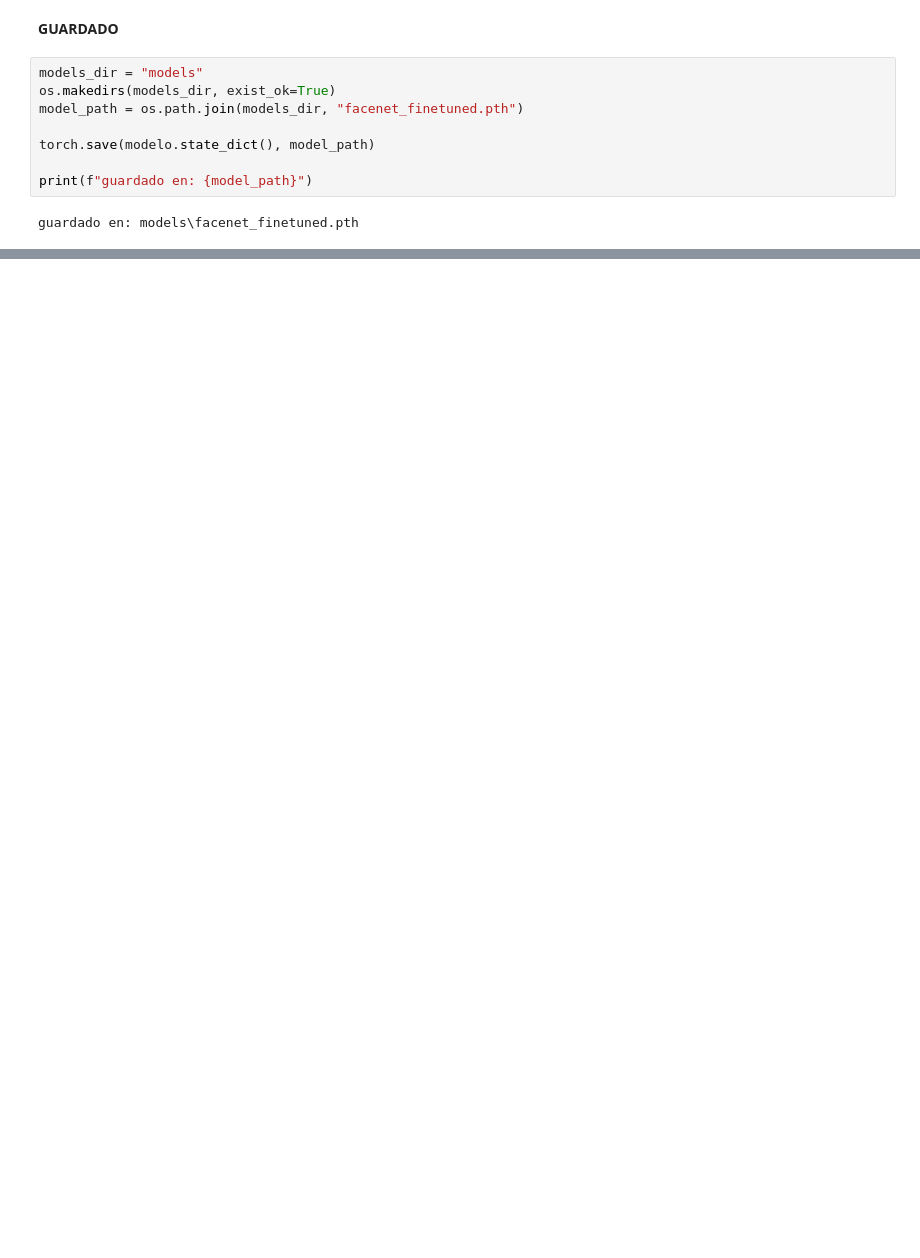
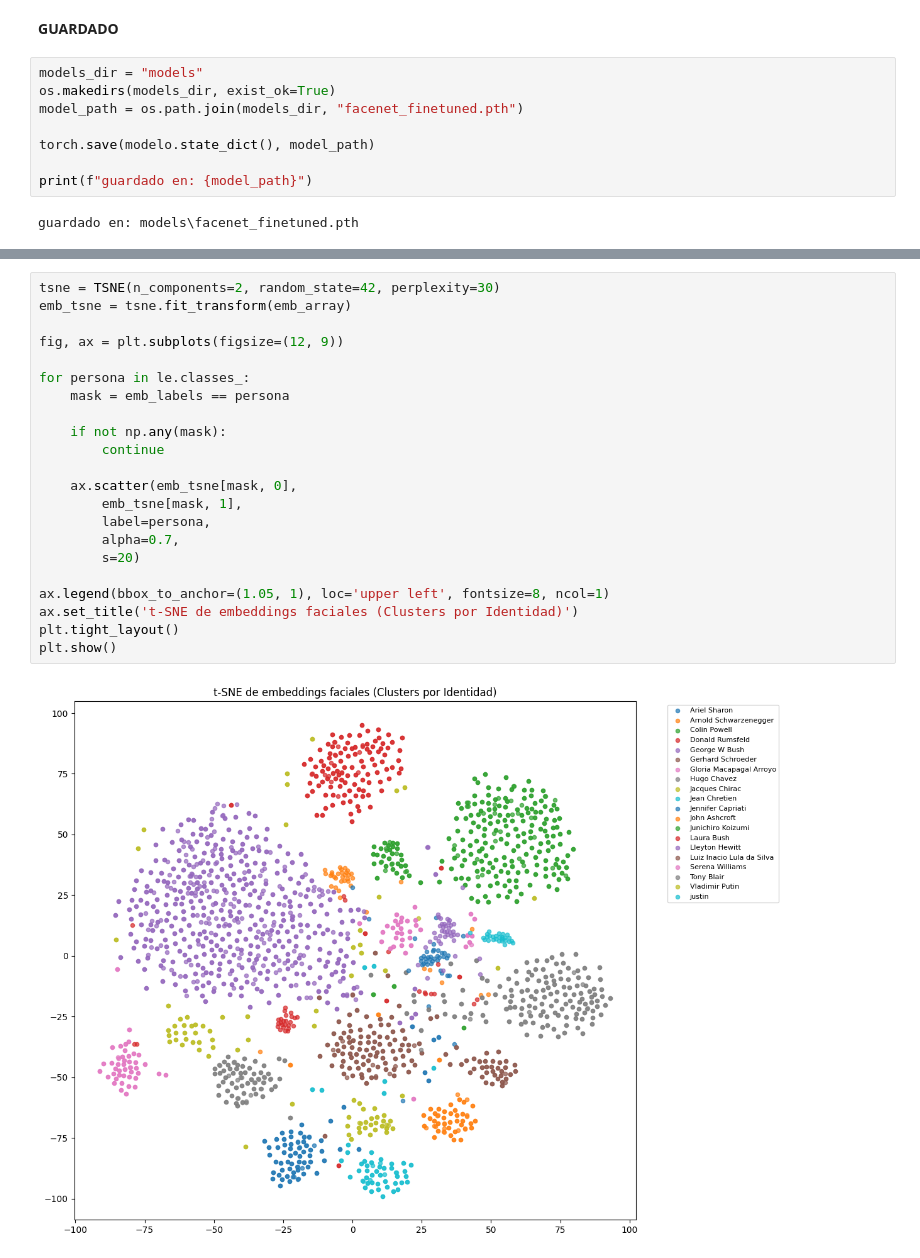
Before and after one commit to EzequielMatiasArevalo/tuia-face-recognition-app, a Jupyter notebook: train.ipynb, the cells around one changed output, grey strips where cells are left out. Drawn from its saved outputs; the diff is of its cells as text; blank space fills up the shorter version.

Commit message:
tp terminado con pca y tsne

```diff
--- a/train.ipynb
+++ b/train.ipynb
@@ -448,0 +484,24 @@ guardado en: models\facenet_finetuned.pth
+# %%
+tsne = TSNE(n_components=2, random_state=42, perplexity=30)
+emb_tsne = tsne.fit_transform(emb_array)
+
+fig, ax = plt.subplots(figsize=(12, 9))
+
+for persona in le.classes_:
+    mask = emb_labels == persona
+
+    if not np.any(mask):
+        continue
+
+    ax.scatter(emb_tsne[mask, 0],
+        emb_tsne[mask, 1],
+        label=persona,
+        alpha=0.7,
+        s=20)
+
+ax.legend(bbox_to_anchor=(1.05, 1), loc='upper left', fontsize=8, ncol=1)
+ax.set_title('t-SNE de embeddings faciales (Clusters por Identidad)')
+plt.tight_layout()
+plt.show()
+# %% [output]
+[figure, added]
```
Also changed, not shown: parts of 8 cells of this notebook, 21 other files.
